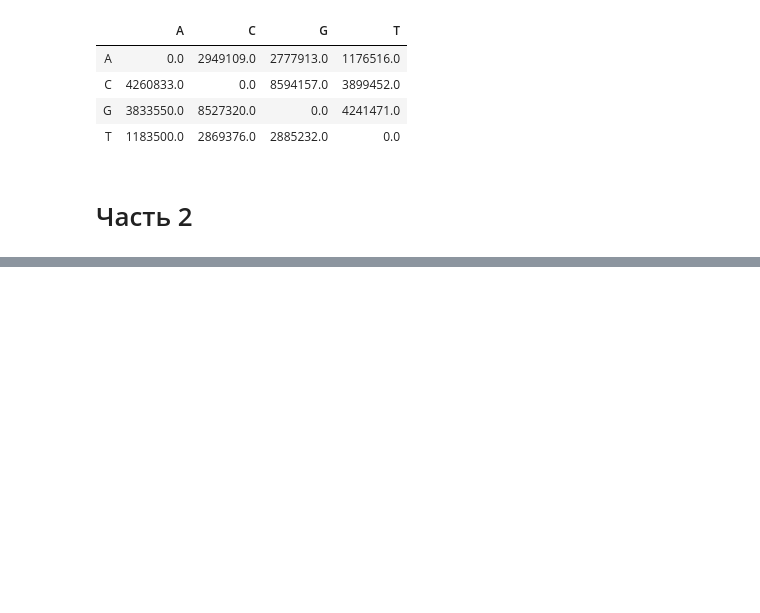
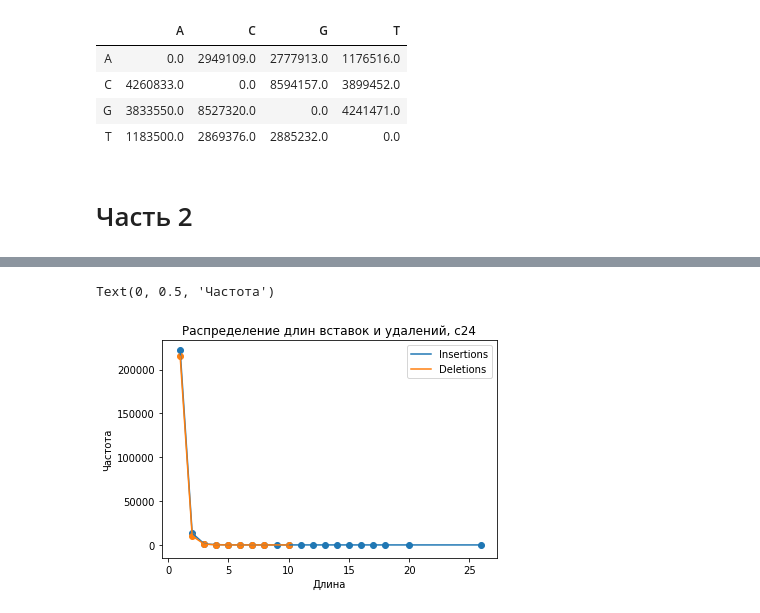
Before and after one commit to alexmorphine/NGS_course, a Jupyter notebook: homework_2/homework_2.ipynb, the cells around one changed output, grey strips where cells are left out. Drawn from its saved outputs; the diff is of its cells as text; code cells hidden in the pictures; blank space fills up the shorter version.

```diff
--- a/homework_2/homework_2.ipynb
+++ b/homework_2/homework_2.ipynb
@@ -310,0 +522,16 @@ sm
+# %%
+insertions = pd.DataFrame(insertions, columns=['x', 'y'])
+deletions = pd.DataFrame(deletions, columns=['x', 'y'])
+plt.scatter(insertions.x, insertions.y)
+plt.plot(insertions.x, insertions.y, label='Insertions')
+
+plt.scatter(deletions.x, deletions.y)
+plt.plot(deletions.x, deletions.y, label='Deletions')
+
+plt.legend()
+plt.title('Распределение длин вставок и удалений, c24')
+plt.xlabel('Длина')
+plt.ylabel('Частота')
+# %% [output]
+Text(0, 0.5, 'Частота')
+[figure, added]
```
Also changed, not shown: parts of 30 cells of this notebook.
